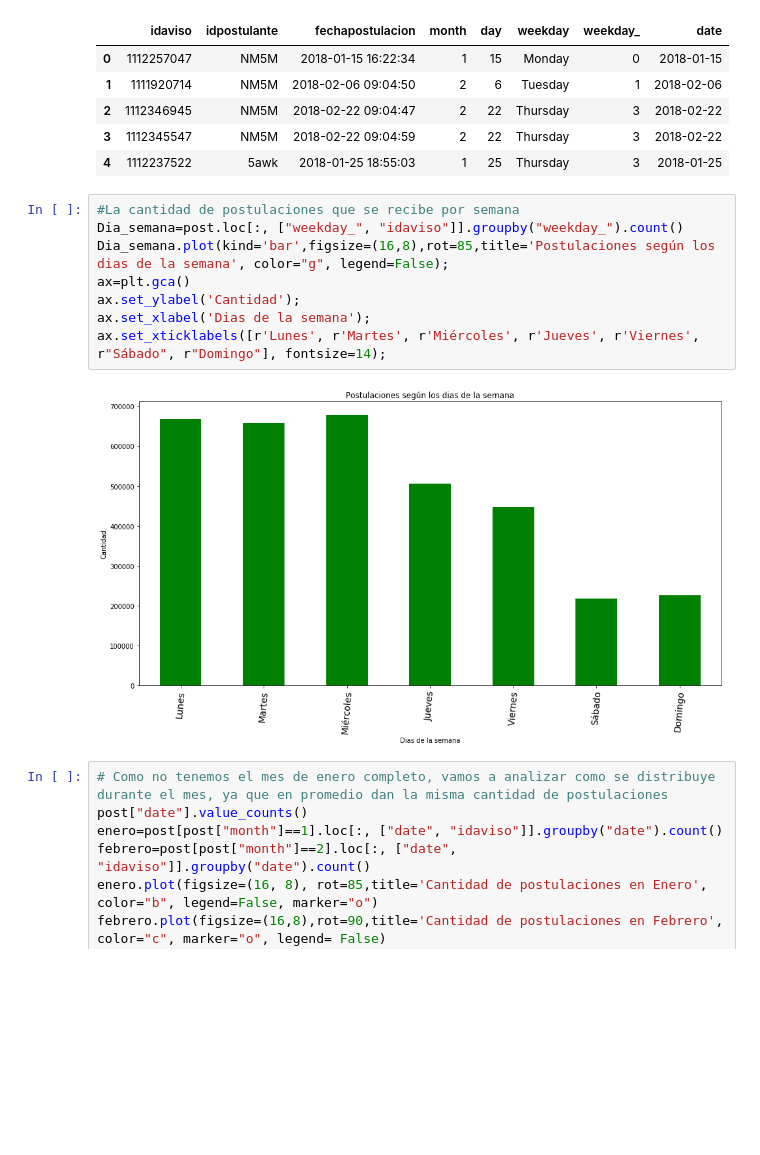
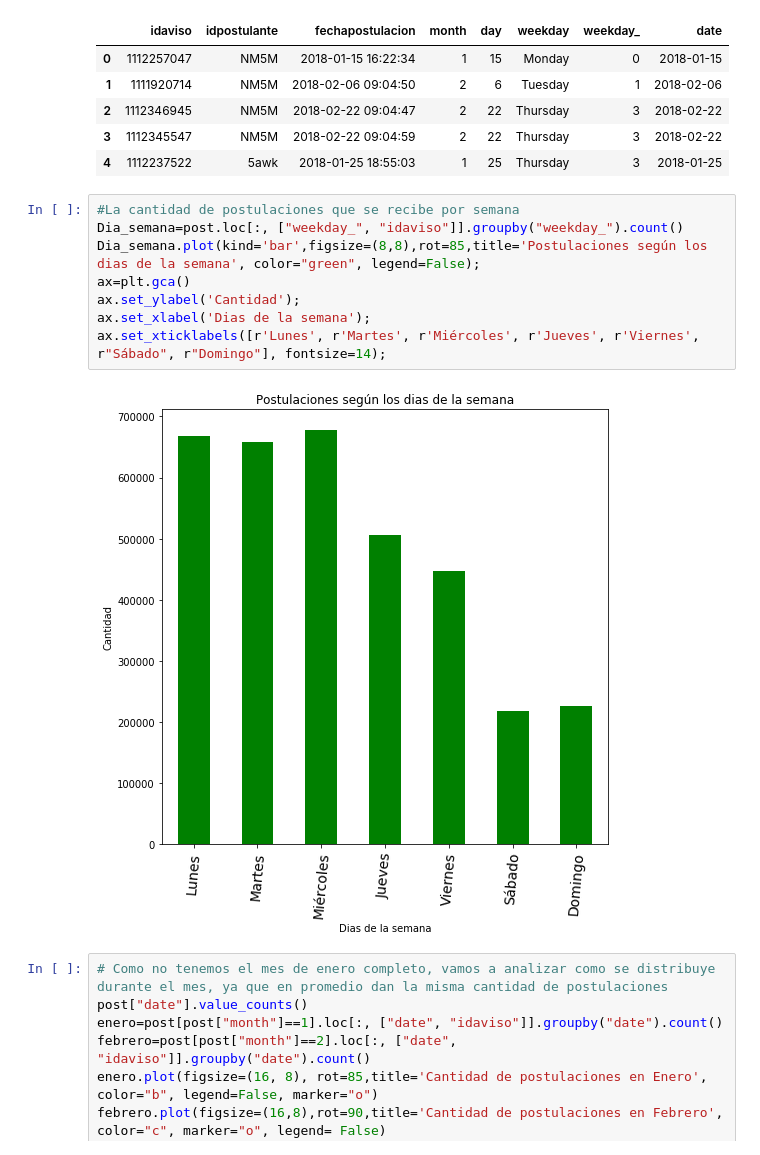
Before and after one commit to NayShine/7506-Grupo35, a Jupyter notebook: Tp1.ipynb, the cells around one changed output. Drawn from its saved outputs; the diff is of its cells as text; blank space fills up the shorter version.

```diff
--- a/Tp1.ipynb
+++ b/Tp1.ipynb
@@ -93,13 +93,13 @@ post.head()
 # %%
 #La cantidad de postulaciones que se recibe por semana
 Dia_semana=post.loc[:, ["weekday_", "idaviso"]].groupby("weekday_").count()
-Dia_semana.plot(kind='bar',figsize=(16,8),rot=85,title='Postulaciones según los dias de la semana', color="g", legend=False);
+Dia_semana.plot(kind='bar',figsize=(8,8),rot=85,title='Postulaciones según los dias de la semana', color="green", legend=False);
 ax=plt.gca()
 ax.set_ylabel('Cantidad');
 ax.set_xlabel('Dias de la semana');
 ax.set_xticklabels([r'Lunes', r'Martes', r'Miércoles', r'Jueves', r'Viernes', r"Sábado", r"Domingo"], fontsize=14);
 # %% [output]
-[figure, old version]
+[figure, new version]
 # %%
 # Como no tenemos el mes de enero completo, vamos a analizar como se distribuye durante el mes, ya que en promedio dan la misma cantidad de postulaciones
 post["date"].value_counts()
```
Also changed, not shown: parts of 26 cells of this notebook.
